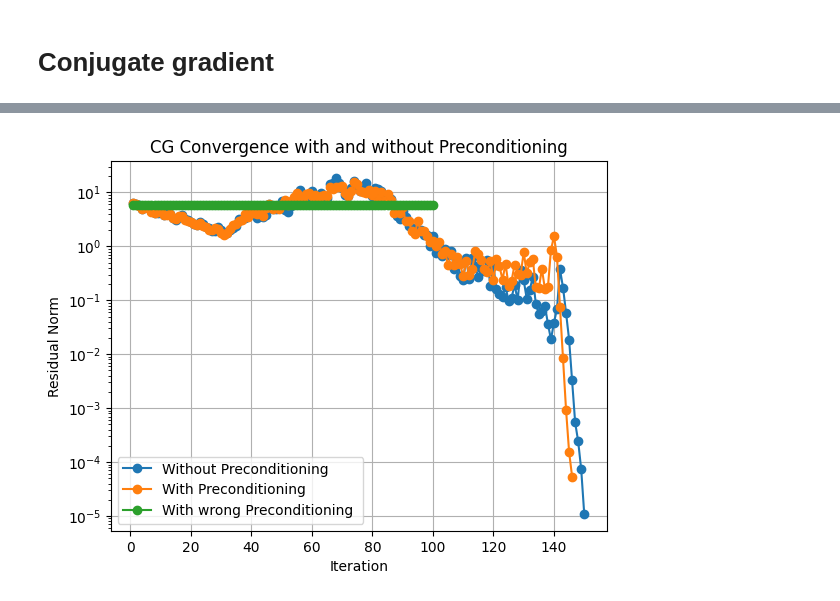
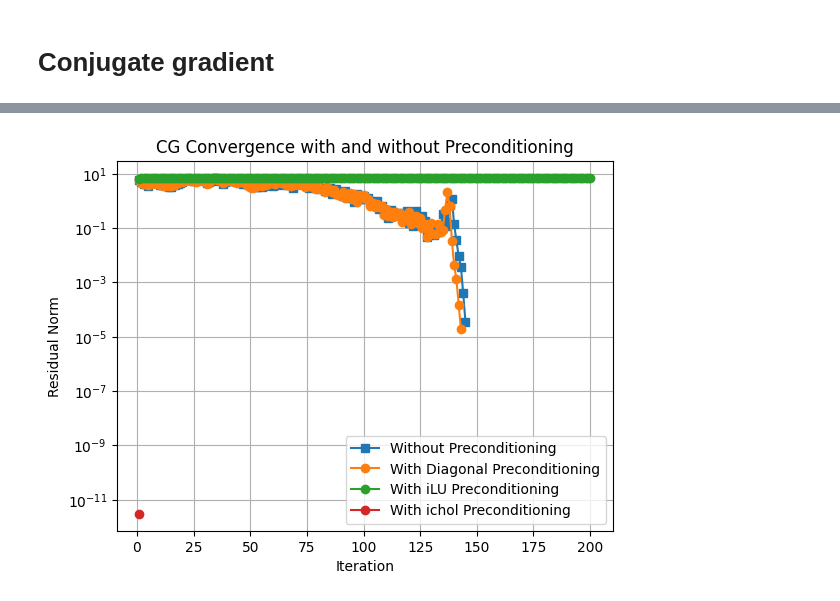
Before and after one commit to eti-calde/NumericalMethods, a Jupyter notebook: Preconditioners.ipynb, the cells around one changed output, grey strips where cells are left out. Cells and saved outputs as stored; diff of their text form; code cells hidden in the pictures.

```diff
--- a/Preconditioners.ipynb
+++ b/Preconditioners.ipynb
@@ -334,0 +435,12 @@ x, flag = cg(A, b, callback=historial_con_, M=prec, maxiter=100)
+# %%
+def apply_prec(v: np.ndarray) -> np.ndarray:
+    y = solve_triangular(prec_chol, v, lower=True, check_finite=False)
+    z = solve_triangular(prec_chol.T, y, lower=False, check_finite=False)
+    return z
+
+Michol = LinearOperator(A.shape, matvec=apply_prec, dtype=A.dtype)
+residuals_con_CH=[]
+def historial_con_(xk):
+    rk = b - A @ xk          # residual no precondicionado
+    residuals_con_CH.append(np.linalg.norm(rk))
+x, flag = cg(A, b, callback=historial_con_, M=Michol, )
@@ -362,18 +468,21 @@ np.linalg.cond(A)
 # %%
 iters_without = np.arange(1, len(residuals_sin )+1)
 iters_with = np.arange(1, len(residuals_con )+1)
 iters_with_ = np.arange(1, len(residuals_con_ )+1)
+iters_with_ch = np.arange(1, len(residuals_con_CH )+1)
 
-plt.semilogy(iters_without, residuals_sin , 'o-', label='Without Preconditioning')
 
-plt.semilogy(iters_with, residuals_con , 'o-', label='With Preconditioning')
-plt.semilogy(iters_with_, residuals_con_ , 'o-', label='With wrong Preconditioning ')
+plt.semilogy(iters_without, residuals_sin , 's-', label='Without Preconditioning')
+plt.semilogy(iters_with, residuals_con , 'o-', label='With Diagonal Preconditioning')
+plt.semilogy(iters_with_, residuals_con_ , 'o-', label='With iLU Preconditioning ')
+plt.semilogy(iters_with_ch, residuals_con_CH , 'o-', label='With ichol Preconditioning ')
+
 
 plt.xlabel('Iteration')
 plt.ylabel('Residual Norm')
 plt.title('CG Convergence with and without Preconditioning')
 plt.legend()
 plt.grid()
 plt.show()
 # %% [output]
-[figure, old version]
+[figure, new version]
```
Also changed, not shown: parts of 13 cells of this notebook.
